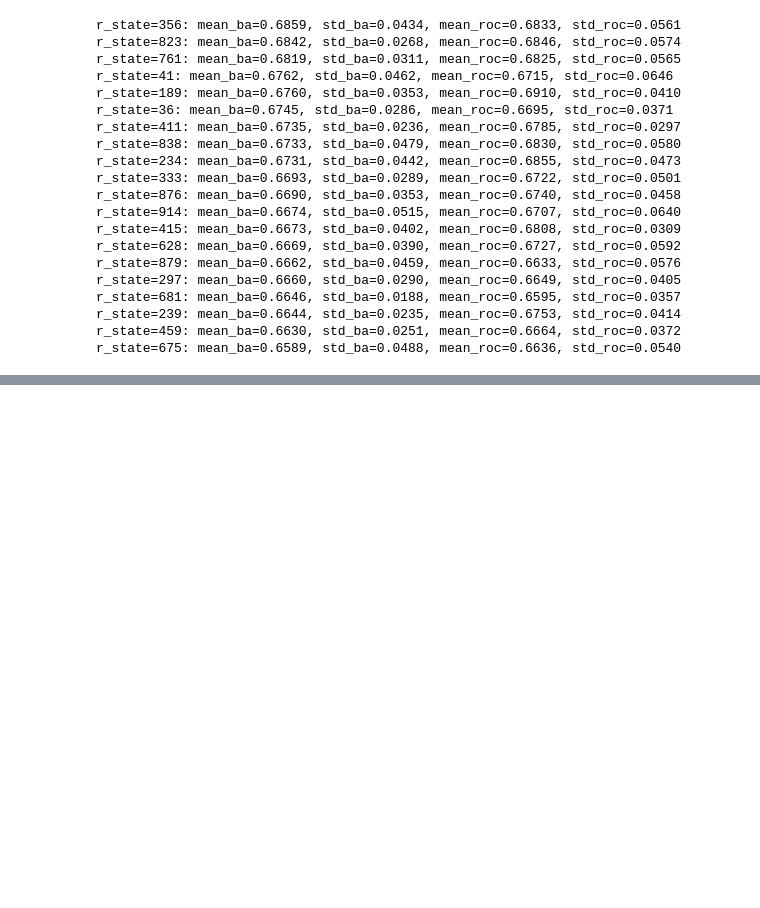
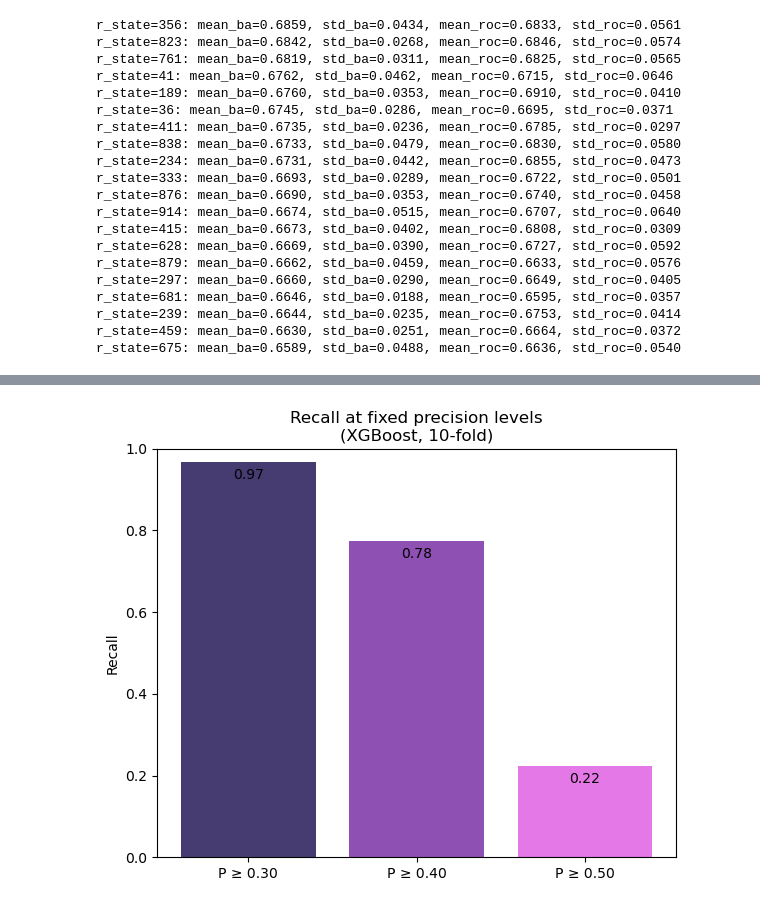
Before and after one commit to OrrBav/GNN_project, a Jupyter notebook: testing_scripts/colon/colon_gnn_node_class.ipynb, the cells around one changed output, grey strips where cells are left out. Saved outputs shown, nothing was run; the diff lists cells and outputs as text; code cells hidden in the pictures; blank space fills up the shorter version.

```diff
--- a/testing_scripts/colon/colon_gnn_node_class.ipynb
+++ b/testing_scripts/colon/colon_gnn_node_class.ipynb
@@ -4394,0 +5494,87 @@ Name: 0, dtype: float64
+# %%
+import numpy as np
+import matplotlib.pyplot as plt
+
+from sklearn.model_selection import StratifiedKFold
+from sklearn.metrics import (
+    precision_recall_curve, average_precision_score,
+    precision_score, recall_score, f1_score,
+    confusion_matrix, ConfusionMatrixDisplay
+)
+from xgboost import XGBClassifier
+
+# =====================================================
+# 1. Get out-of-fold scores (if not already computed)
+# =====================================================
+r_state_xgboost = 42
+
+best_params = {
+    'n_estimators': 200,
+    'learning_rate': 0.05,
+    'max_depth': 3,
+    'min_child_weight': 5,
+    'subsample': 1.0,
+    'colsample_bytree': 0.6,
+    'gamma': 0.5,
+}
+
+n_pos = np.sum(y == 1)
+n_neg = np.sum(y == 0)
+scale_weight = n_neg / n_pos
+
+def make_model():
+    return XGBClassifier(
+        objective='binary:logistic',
+        scale_pos_weight=scale_weight,
+        tree_method='hist',
+        device='cpu',
+        random_state=r_state_xgboost,
+        **best_params
+    )
+
+X = X_final.tocsr()   # for safe row indexing
+y = np.asarray(y)
+
+skf = StratifiedKFold(
+    n_splits=10,
+    shuffle=True,
+    random_state=r_state_xgboost
+)
+
+y_scores = np.zeros_like(y, dtype=float)
+
+for train_idx, test_idx in skf.split(X, y):
+    model = make_model()
+    model.fit(X[train_idx], y[train_idx])
+    y_scores[test_idx] = model.predict_proba(X[test_idx])[:, 1]
+
+# =====================================================
+# 2. Figure C – Recall at fixed Precision levels
+# =====================================================
+precision, recall, _ = precision_recall_curve(y, y_scores)
+ap = average_precision_score(y, y_scores)
+
+target_precisions = [0.30, 0.40, 0.50]
+recall_at_p = []
+
+for tp in target_precisions:
+    mask = precision >= tp
+    if np.any(mask):
+        # maximum recall among points with precision >= target
+        recall_at_p.append(recall[mask].max())
+    else:
+        recall_at_p.append(0.0)
+
+labels = [f"P ≥ {tp:.2f}" for tp in target_precisions]
+colors = ["#463C72", "#8e50b3", "#e478e7"]   # blue, orange, green
+
+plt.figure(figsize=(6, 5))
+plt.bar(labels, recall_at_p, color=colors)
+plt.ylim(0, 1)
+for x, r in zip(labels, recall_at_p):
+    plt.text(x, r - 0.05, f"{r:.2f}", ha="center", va="bottom")
+plt.ylabel("Recall")
+plt.title("Recall at fixed precision levels\n(XGBoost, 10-fold)".format(ap))
+plt.tight_layout()
+# %% [output]
+[figure, added]
```
Also changed, not shown: parts of 55 cells of this notebook.
